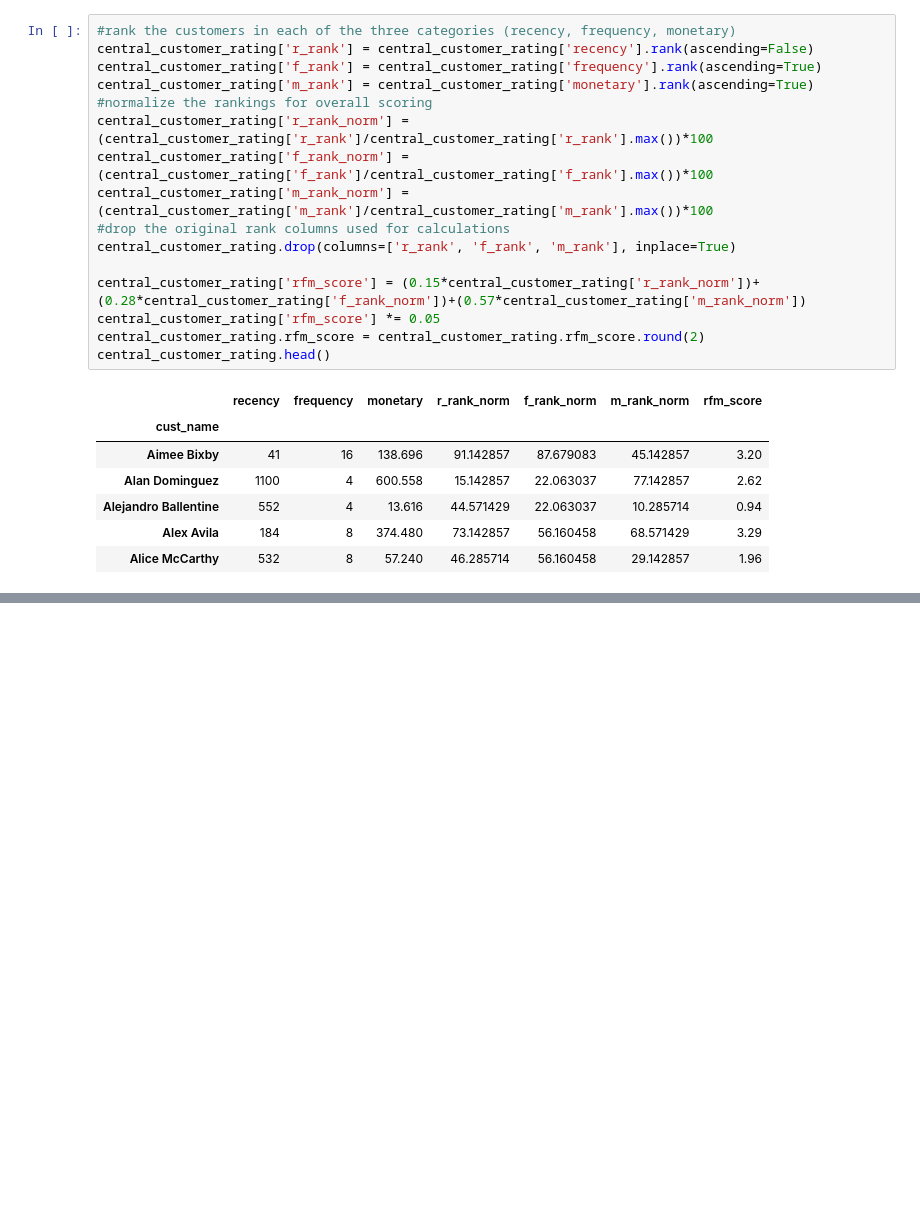
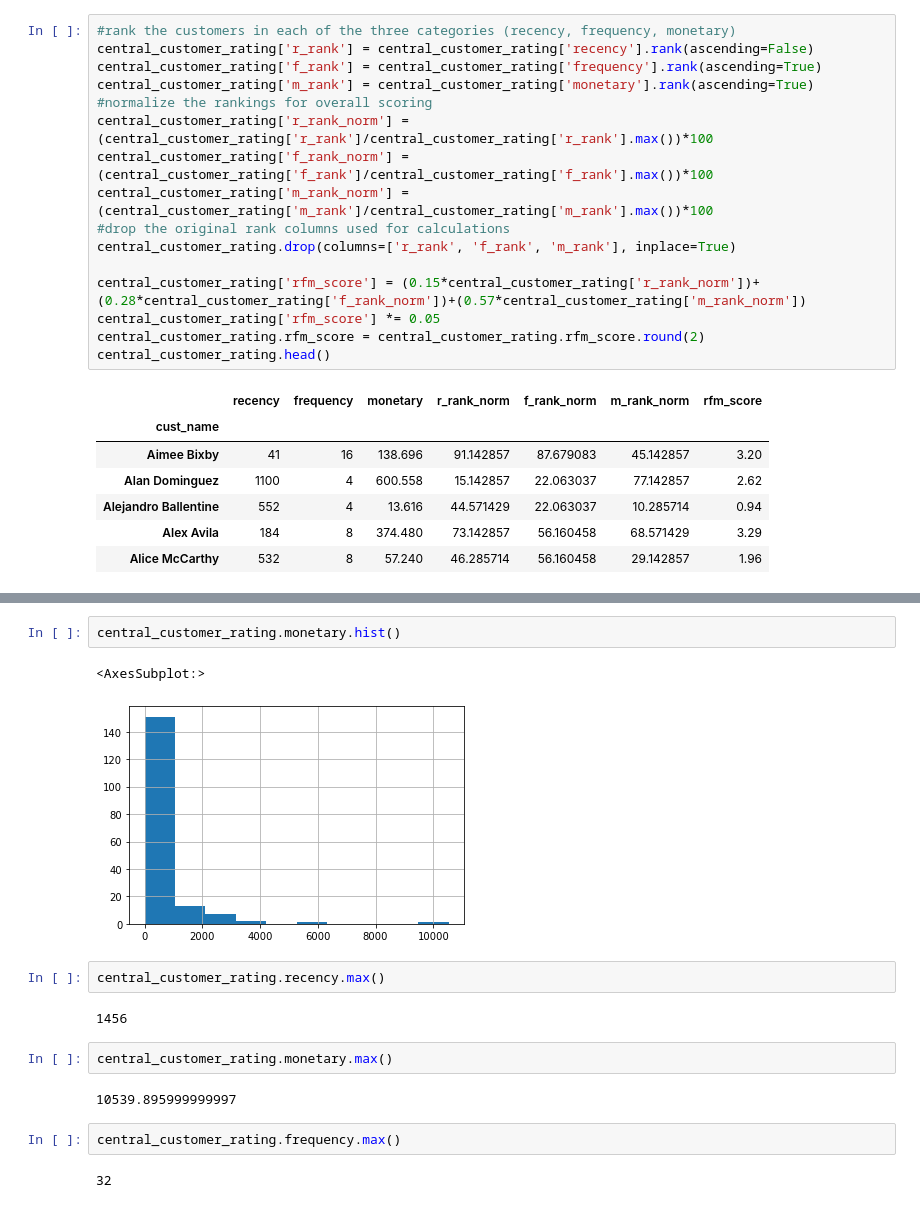
Before and after one commit to ns-tn-time-series-project/time-series-project, a Jupyter notebook: nathan_time_series_project_explore.ipynb, the cells around one changed output, grey strips where cells are left out. Saved outputs shown, nothing was run; the diff lists cells and outputs as text; blank space fills up the shorter version.

```diff
--- a/nathan_time_series_project_explore.ipynb
+++ b/nathan_time_series_project_explore.ipynb
@@ -838,0 +874,17 @@ central_customer_rating.head()
+# %%
+central_customer_rating.monetary.hist()
+# %% [output]
+<AxesSubplot:>
+[figure, added]
+# %%
+central_customer_rating.recency.max()
+# %% [output]
+1456
+# %%
+central_customer_rating.monetary.max()
+# %% [output]
+10539.895999999997
+# %%
+central_customer_rating.frequency.max()
+# %% [output]
+32
```
Also changed, not shown: parts of 6 cells of this notebook.
